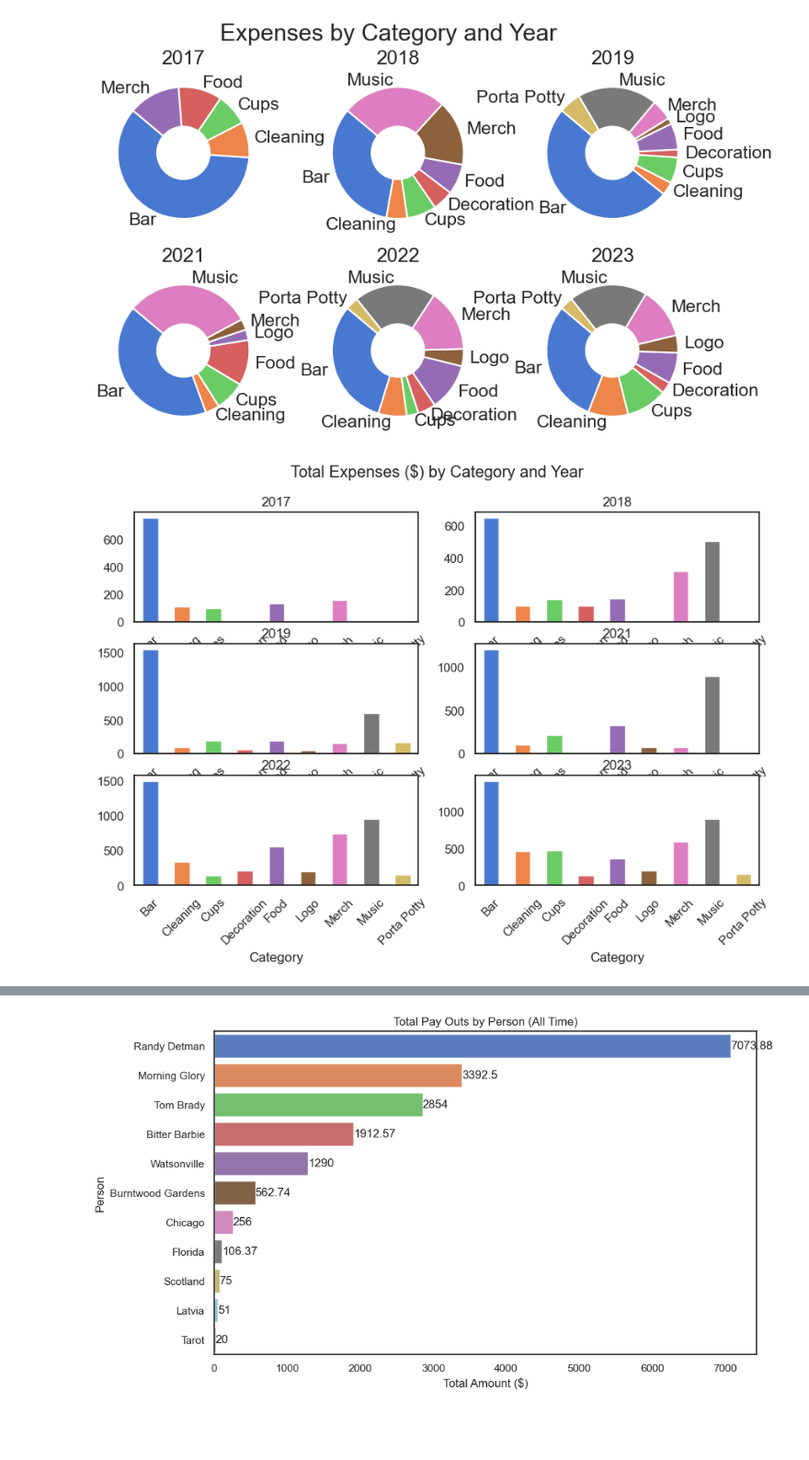
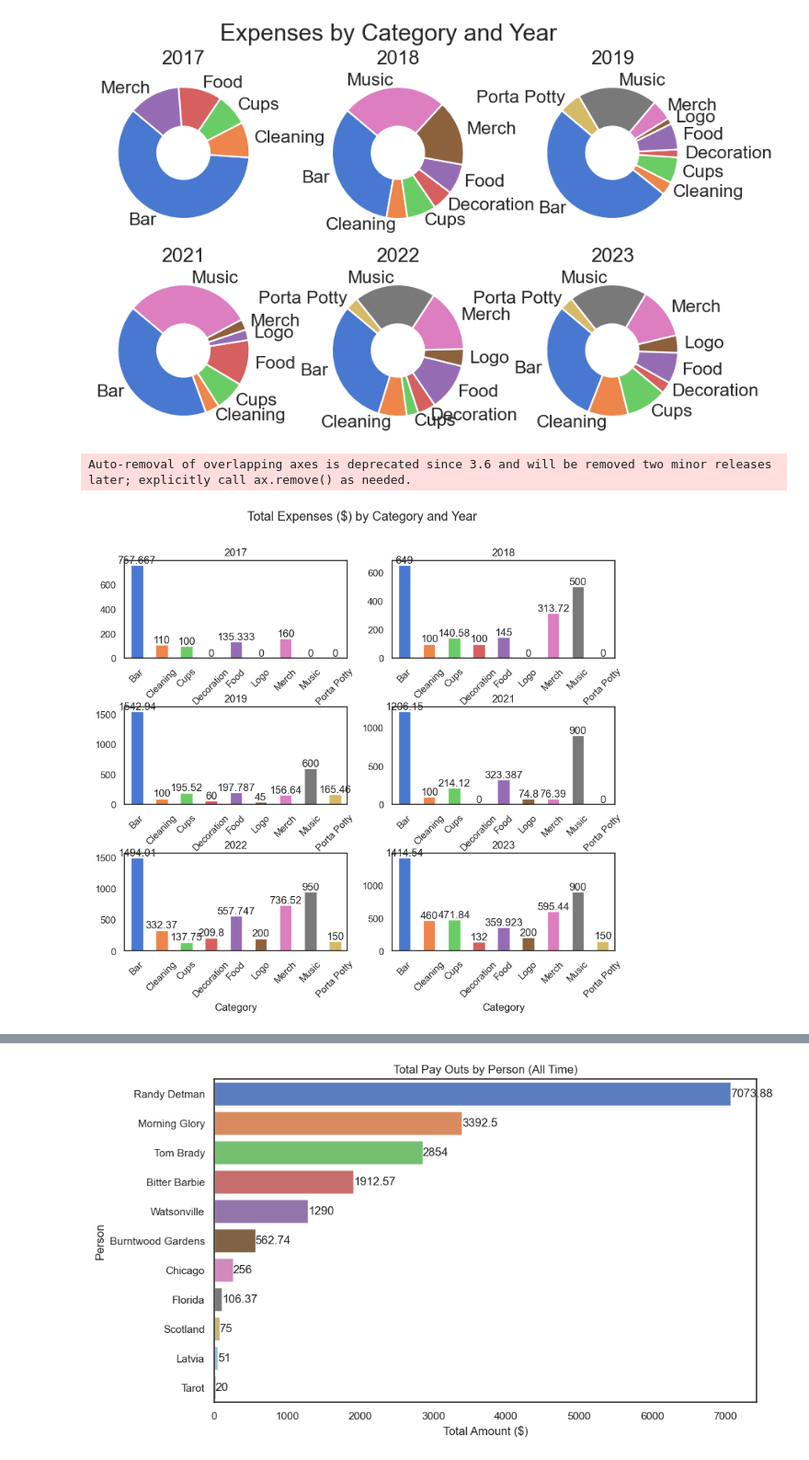
Before and after one commit to johbry17/Harvest-Party, a Jupyter notebook: exploratory_data_analysis.ipynb, the cells around one changed output, grey strips where cells are left out. Shown at 92% size. Saved outputs shown, nothing was run; the diff lists cells and outputs as text; code cells hidden in the pictures; blank space fills up the shorter version.

```diff
--- a/exploratory_data_analysis.ipynb
+++ b/exploratory_data_analysis.ipynb
@@ -369,7 +371,7 @@ df_cat = df_cat.pivot(index="Year", columns="Category", values="Amount").reset_i
 df_cat = df_cat.fillna(0)
 
 # plot the chart
-sns.set(style="white", font="Arial")
+sns.set_theme(style="white", font="Arial")
 plt.figure(figsize=(10, 6))
 ax = df_cat.plot(x="Year", kind="bar", stacked=True, color=sns.color_palette("muted"))
 
@@ -377,7 +379,7 @@ ax = df_cat.plot(x="Year", kind="bar", stacked=True, color=sns.color_palette("mu
 plt.title("Total Expenses by Category and Year")
 plt.xlabel("Year")
 plt.ylabel("Total Amount ($)")
-plt.legend(title="Category")
+plt.legend(title="Category", bbox_to_anchor=(1.05, 1), loc='upper left', reverse = True)
 plt.show()
 # %% [output]
 <Figure size 1000x600 with 0 Axes>
@@ -392,7 +450,7 @@ df_cat_sum = df.groupby("Category")["Amount"].sum().reset_index()
 df_cat_sum = df_cat_sum.sort_values("Amount", ascending=False)
 
 # plot the chart
-sns.set(style="white", font="Arial")
+sns.set_theme(style="white", font="Arial")
 plt.figure(figsize=(10, 6))
 ax = sns.barplot(x="Amount", y="Category", data=df_cat_sum, palette="muted")
 
@@ -413,0 +517,19 @@ Total Spent over all years: $18621.44
+# %%
+# alternate treemap using squarify
+
+# group and sort sums by category
+df_cat_sum = df.groupby("Category")["Amount"].sum().reset_index()
+df_cat_sum = df_cat_sum.sort_values("Amount", ascending=False)
+
+# calculate relative sizes of rectangles
+sizes = df_cat_sum["Amount"] / df_cat_sum["Amount"].sum()
+
+# plot chart
+sns.set_theme(style="white", font="Arial")
+plt.figure(figsize=(10, 6))
+squarify.plot(sizes=sizes, label=df_cat_sum["Category"], alpha=0.6)
+
+# format plot
+plt.title("Total Expenses by Category")
+plt.axis('off')  # Turn off the axis
+plt.show()
@@ -423,7 +572,7 @@ df_cat = df_cat.fillna(0)
 print(f"After: \n{df_cat}")
 
 # format overall figure
-sns.set(style="white", font="Arial", context="talk")
+sns.set_theme(style="white", font="Arial", context="talk")
 plt.figure(figsize=(10, 6))
 
 for i, year in enumerate(df_cat.Year):
@@ -469,34 +618,44 @@ Before:
 # %%
 # plot a bar chart of every year's expenses by category
 
+# group and sort sums by year
+df_cat = df.groupby(["Year", "Category"])["Amount"].sum().reset_index()
+# pivot df so each Category is a column
+df_cat = df_cat.pivot(index="Year", columns="Category", values="Amount").reset_index()
+
 # format overall figure
-sns.set(style="white", font="Arial")
-plt.figure(figsize=(10, 6))
+sns.set_theme(style="white", font="Arial")
+plt.figure(figsize=(10, 8))
 plt.ylabel("Total Amount ($)")
 
 for i, year in enumerate(df_cat.Year):
     # create a new subplot for each year
     plt.subplot(3, 2, i + 1)
     # plot the bar chart
+    # df_cat from pie charts immediately prior is reused here
     ax = df_cat.iloc[i, 1:].plot(kind="bar", color=sns.color_palette("muted"))
 
     # add labels
-    # for container in ax.containers:
-    #     ax.bar_label(container)
+    for container in ax.containers:
+        ax.bar_label(container)
 
     # format plot
     plt.title(year)
     # plt.xlabel('Category')
     # plt.ylabel('Total Amount ($)')
     plt.xticks(rotation=45)
 
+# adjust space between subplots
+plt.subplots_adjust(hspace=.5)
+
 # format overall figure
 plt.suptitle("Total Expenses ($) by Category and Year")
 plt.xlabel("Category")
 # plt.ylabel('Total Amount ($)')
 plt.show()
 # %% [output]
+Auto-removal of overlapping axes is deprecated since 3.6 and will be removed two minor releases later; explicitly call ax.remove() as needed.
-[figure, old version]
+[figure, new version]
 # %%
 # plot a bar chart of every person's total pay_outs by year
 
```
Also changed, not shown: parts of 14 cells of this notebook.
